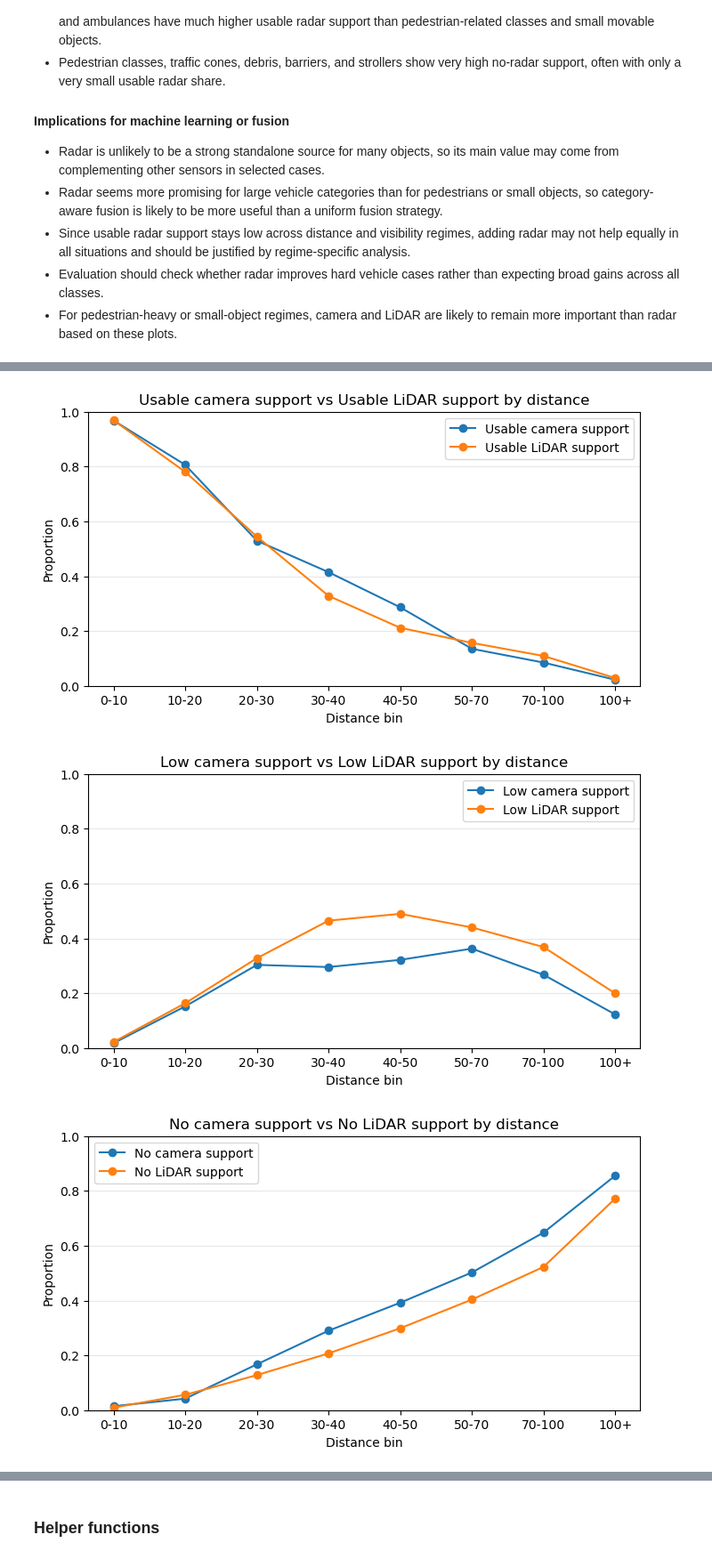
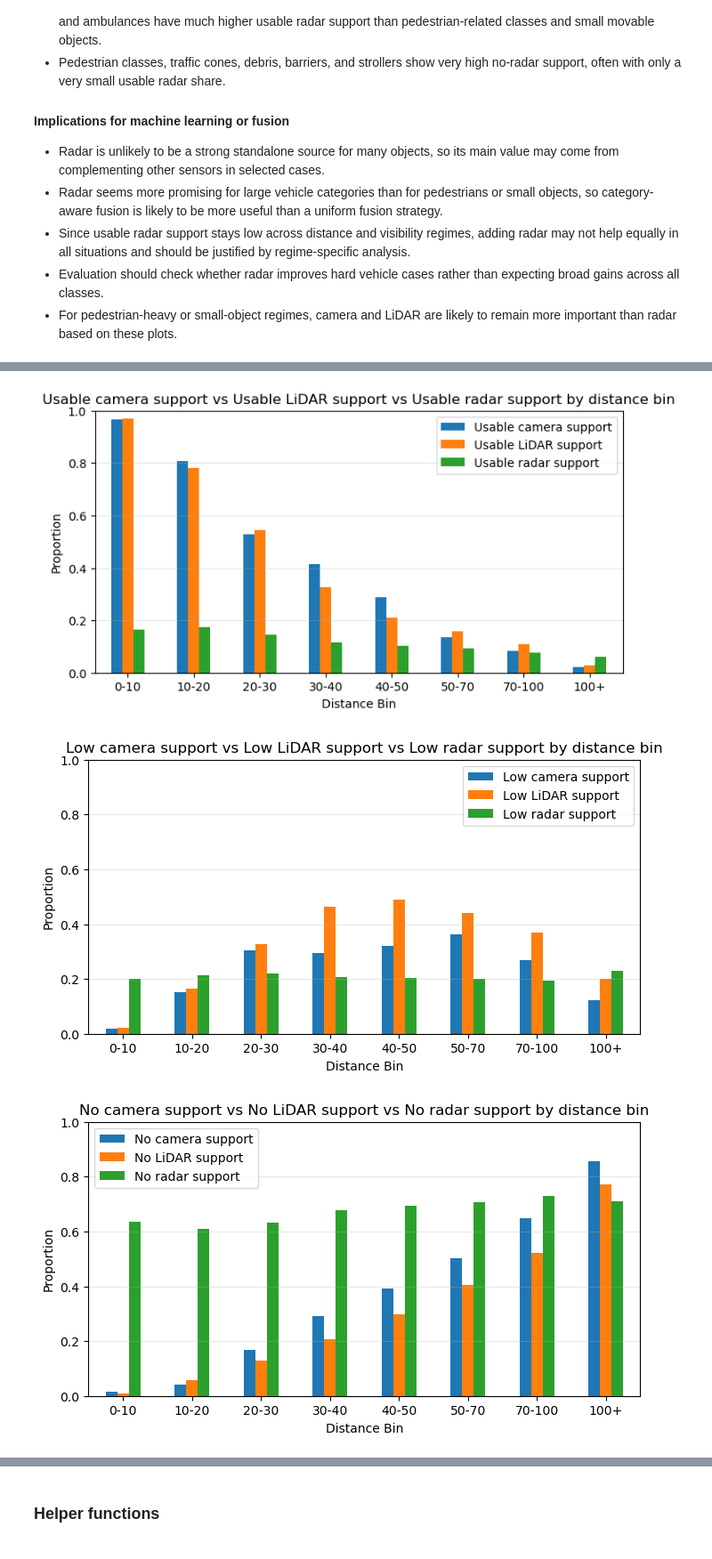
Before and after one commit to darkcyan-ugli-fruit/nuscenes-multimodal-learning, a Jupyter notebook: notebooks/00_EDA.ipynb, the cells around one changed output, grey strips where cells are left out. Shown at 89% size. Drawn from its saved outputs; the diff is of its cells as text; code cells hidden in the pictures.

Commit message:
nb 00: added a section for sensors comparison

```diff
--- a/notebooks/00_EDA.ipynb
+++ b/notebooks/00_EDA.ipynb
@@ -1943,20 +1903,49 @@ def plot_camera_lidar_overlay_by_distance(
-# %%
-comparison_pairs = [
-    ("usable_camera_support", "usable_lidar_support"),
-    ("low_camera_support", "low_lidar_support"),
-    ("no_camera_support", "no_lidar_support"),
-]
-
-for camera_flag, lidar_flag in comparison_pairs:
-    plot_camera_lidar_overlay_by_distance(
-        df=eda_df,
-        camera_flag=camera_flag,
-        lidar_flag=lidar_flag,
-        camera_label=camera_flags[camera_flag],
-        lidar_label=lidar_flags[lidar_flag],
-        title=f"{camera_flags[camera_flag]} vs {lidar_flags[lidar_flag]} by distance",
-    )
-# %% [output]
-[figure, removed]
-[figure, removed]
-[figure, removed]
+# %%
+from typing import List, Tuple
+import pandas as pd
+import matplotlib.pyplot as plt
+
+comparison_triplets: List[Tuple[str, str, str]] = [
+    ("usable_camera_support", "usable_lidar_support", "usable_radar_support"),
+    ("low_camera_support", "low_lidar_support", "low_radar_support"),
+    ("no_camera_support", "no_lidar_support", "no_radar_support"),
+]
+
+group_col: str = "distance_bin"   # or "visibility_level"
+
+for camera_flag, lidar_flag, radar_flag in comparison_triplets:
+    camera_label: str = camera_flags[camera_flag]
+    lidar_label: str = lidar_flags[lidar_flag]
+    radar_label: str = radar_flags[radar_flag]
+
+    camera_table: pd.DataFrame = summarize_flag_by_group(
+        eda_df, group_col, camera_flag
+    )
+    lidar_table: pd.DataFrame = summarize_flag_by_group(
+        eda_df, group_col, lidar_flag
+    )
+    radar_table: pd.DataFrame = summarize_flag_by_group(
+        eda_df, group_col, radar_flag
+    )
+
+    comparison_table: pd.DataFrame = pd.DataFrame({
+        camera_label: camera_table[True],
+        lidar_label: lidar_table[True],
+        radar_label: radar_table[True],
+    })
+
+    comparison_table.plot(
+        kind="bar",
+        figsize=(8, 4),
+        title=f"{camera_label} vs {lidar_label} vs {radar_label} by {group_col.replace('_', ' ')}",
+    )
+    plt.xlabel(group_col.replace("_", " ").title())
+    plt.ylabel("Proportion")
+    plt.ylim(0, 1)
+    plt.grid(True, axis="y", alpha=0.3)
+    plt.xticks(rotation=0)
+    plt.show()
+# %% [output]
+[figure, added]
+[figure, added]
+[figure, added]
```
Also changed, not shown: parts of 7 cells of this notebook.
